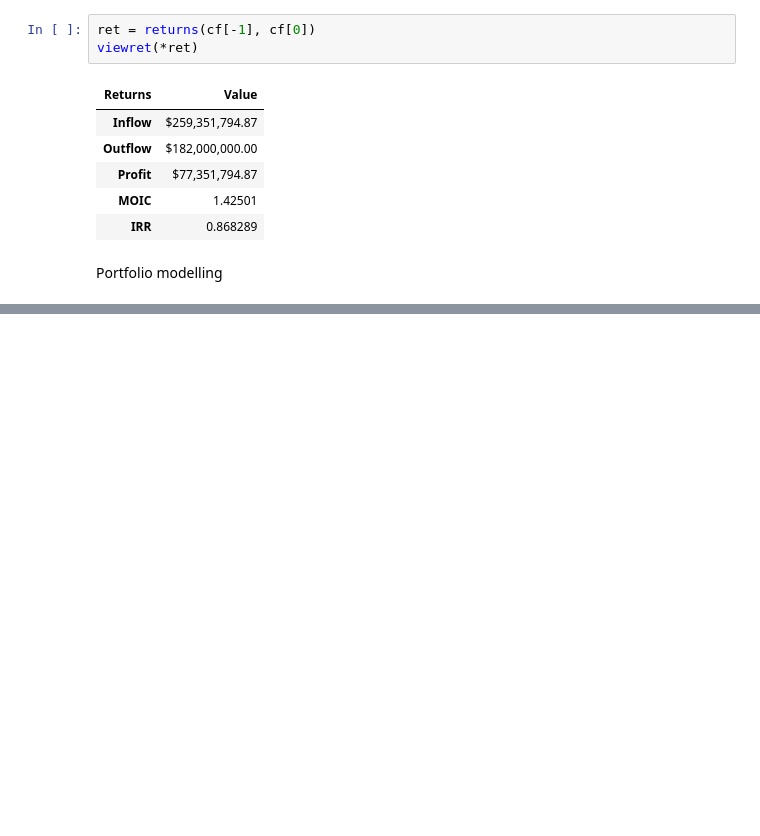
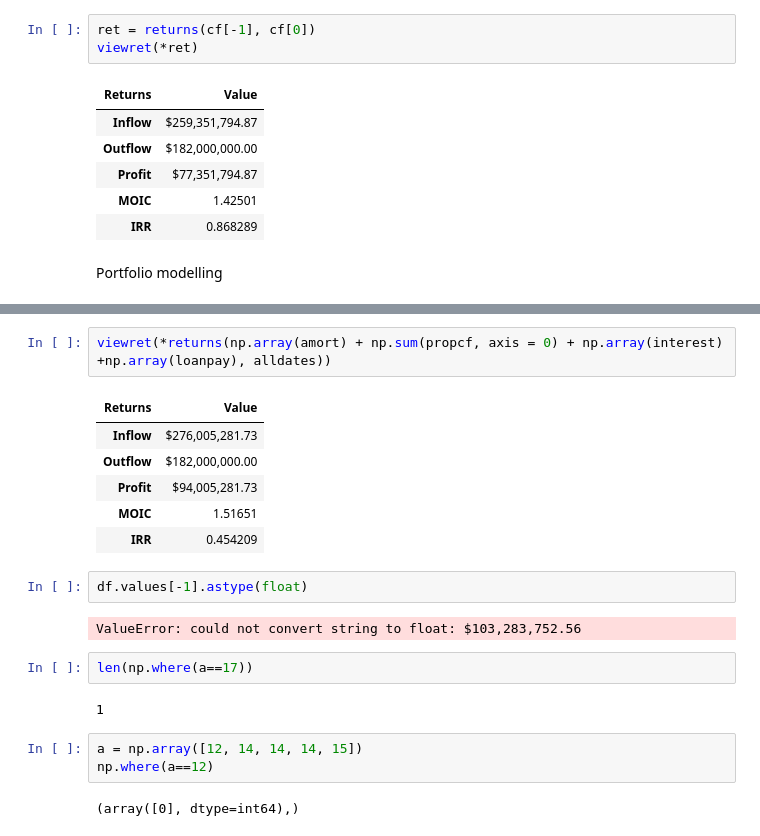
Before and after one commit to ggrillo93/financial-modelling, a Jupyter notebook: Testing.ipynb, the cells around one changed output, grey strips where cells are left out. Drawn from its saved outputs; the diff is of its cells as text; blank space fills up the shorter version.

```diff
--- a/Testing.ipynb
+++ b/Testing.ipynb
@@ -180,0 +160,22 @@ array([0., 0., 0., 0., 0., 2., 2., 2., 2., 2.])
+# %%
+viewret(*returns(np.array(amort) + np.sum(propcf, axis = 0) + np.array(interest) +np.array(loanpay), alldates))
+# %% [output]
+| Returns | Value |
+| Inflow | $276,005,281.73 |
+| Outflow | $182,000,000.00 |
+| Profit | $94,005,281.73 |
+| MOIC | 1.51651 |
+| IRR | 0.454209 |
+# %%
+df.values[-1].astype(float)
+# %% [output]
+ValueError: could not convert string to float: $103,283,752.56
+# %%
+len(np.where(a==17))
+# %% [output]
+1
+# %%
+a = np.array([12, 14, 14, 14, 15])
+np.where(a==12)
+# %% [output]
+(array([0], dtype=int64),)
```
Also changed, not shown: parts of 24 cells of this notebook, 5 other files.
